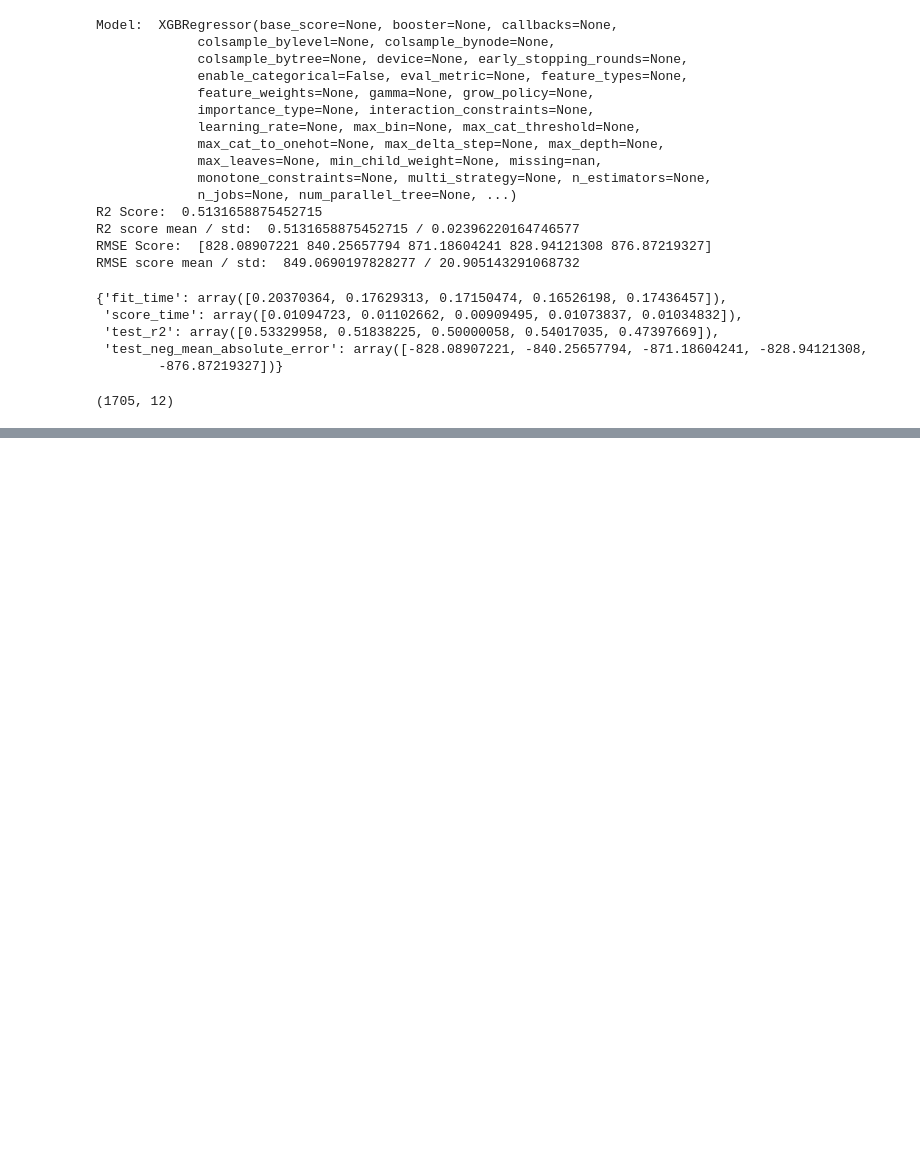
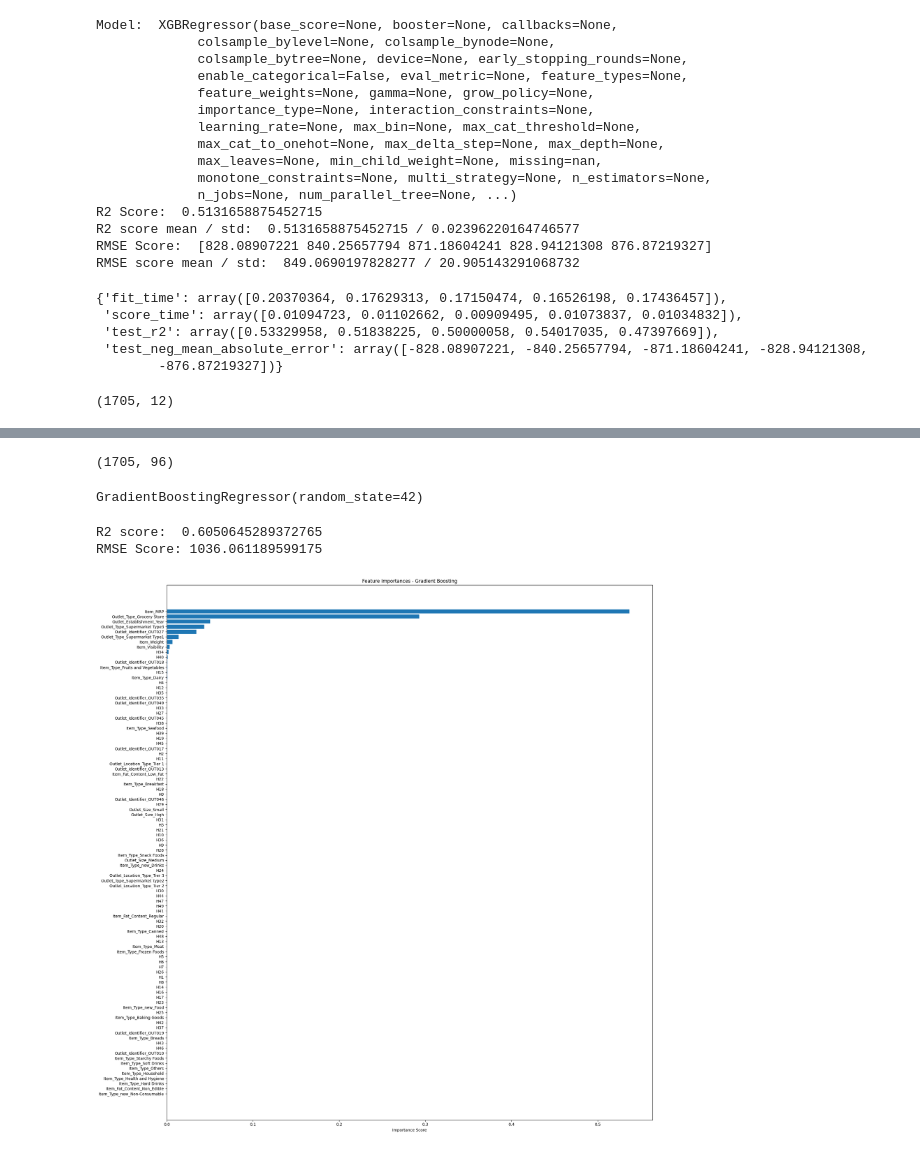
Before and after one commit to R0Njd/Data_Sc, a Jupyter notebook: sales prediction/sales.ipynb, the cells around one changed output, grey strips where cells are left out. Cells and saved outputs as stored; diff of their text form; code cells hidden in the pictures; blank space fills up the shorter version.

```diff
--- a/sales prediction/sales.ipynb
+++ b/sales prediction/sales.ipynb
@@ -1086,0 +1086,8 @@ hased_test_df = pd.DataFrame(fh)
+# %%
+X_hashed_test_df = pd.DataFrame(fh.transform([[x] for x in Xtest['Item_Identifier']]).toarray(),
+                                columns=['H'+str(i) for i in range(hash_vector_size)])
+num_cols_test = Xtest.select_dtypes(exclude=['object']).reset_index(drop=True)
+categorical_cols_train= Xtest.select_dtypes(include=['object']).drop(columns=['Item_Identifier'])
+Xtest_feats= pd.DataFrame(ohe.transform(categorical_cols_train).toarray(), columns=ohe_cols)
+Xtest_final = pd.concat([num_cols_test,X_hashed_test_df, Xtest_feats], axis=1)
+Xtest_final.head()
@@ -1086,0 +1102,9 @@ hased_test_df = pd.DataFrame(fh)
+# %%
+Xtest_final.shape
+# %% [output]
+(1705, 96)
+# %%
+gb = GradientBoostingRegressor(random_state=42)
+gb.fit(Xtrain_final, ytrain)
+# %% [output]
+GradientBoostingRegressor(random_state=42)
@@ -1086,0 +1113,28 @@ hased_test_df = pd.DataFrame(fh)
+# %%
+print('R2 score: ' ,r2_score(ytest,ypred))
+rmse = np.sqrt(mean_squared_error(ytest, ypred))
+print("RMSE Score:", rmse)
+# %% [output]
+R2 score:  0.6050645289372765
+RMSE Score: 1036.061189599175
+# %%
+# Get feature importances and feature names
+importances = gb.feature_importances_
+feature_names = Xtest_final.columns
+
+# Create a DataFrame for easier plotting/sorting
+feat_importance_df = pd.DataFrame({
+    'Feature': feature_names,
+    'Importance': importances
+}).sort_values(by='Importance', ascending=False)
+
+# Plot
+plt.figure(figsize=(20,20))
+plt.barh(feat_importance_df['Feature'], feat_importance_df['Importance'])
+plt.xlabel('Importance Score')
+plt.title('Feature Importances - Gradient Boosting')
+plt.gca().invert_yaxis()  # Most important on top
+plt.tight_layout()
+plt.show()
+# %% [output]
+[figure, added]
```
Also changed, not shown: parts of 4 cells of this notebook.
